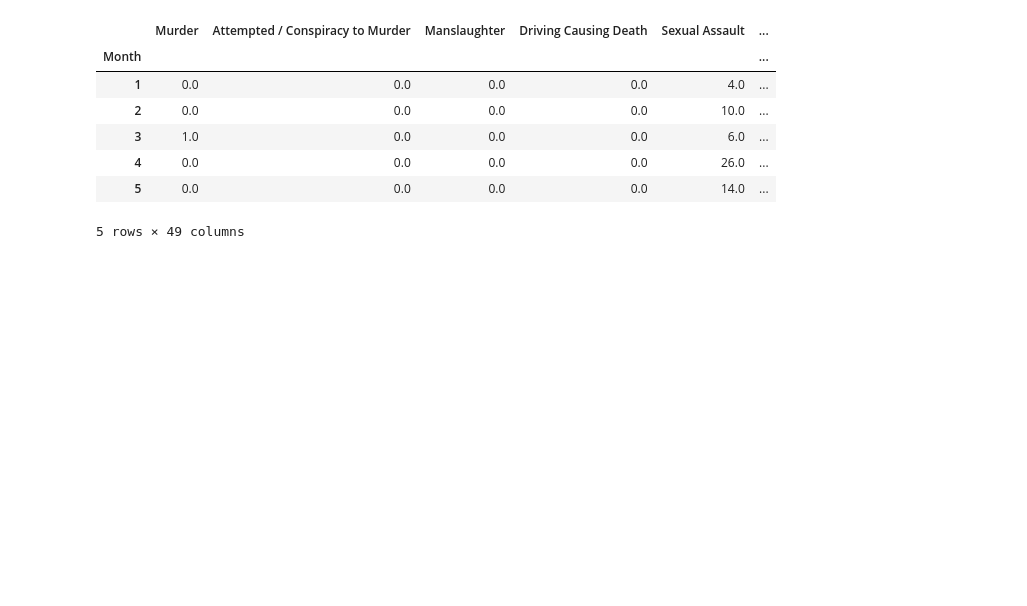
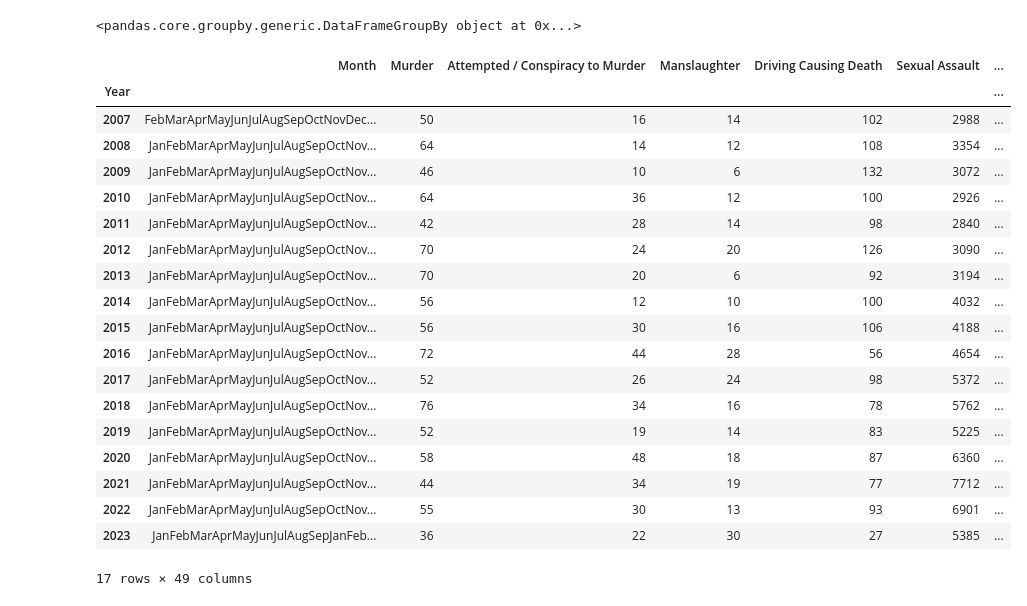
Before and after one commit to DrishP98/Project-1-, a Jupyter notebook: analysis-2.ipynb, the cells around one changed output. Drawn from its saved outputs; the diff is of its cells as text; code cells hidden in the pictures; blank space fills up the shorter version.

```diff
--- a/analysis-2.ipynb
+++ b/analysis-2.ipynb
@@ -71,14 +65,0 @@ combined_wacrime_df
-# %%
-# Replace all Nan values with '0'
-combined_wacrime_df = combined_wacrime_df.replace(np.nan, 0)
-
-# Delete all NaN rows in index
-combined_wacrime_df = combined_wacrime_df.reset_index().dropna().set_index('Year')
-combined_wacrime_df.index = combined_wacrime_df.index.astype(int)
-
-# Group the years
-year_wacrime_df = combined_wacrime_df.groupby(["Year"])
-print(year_wacrime_df)
-
-# Grouped year_wacrime_df
-year_wacrime_df.sum().head(17)
@@ -107,15 +66,38 @@ year_wacrime_df.sum().head(17)
-# %%
-# Set index to Month
-combined_wacrime_month_df = combined_wacrime_df.set_index("Month")
-combined_wacrime_month_df.index = combined_wacrime_month_df.index.astype(int)
-
-combined_wacrime_month_df.head()
-# %% [output]
-|  | Murder | Attempted / Conspiracy to Murder | Manslaughter | Driving Causing Death | Sexual Assault | ... |
-| Month |  |  |  |  |  | ... |
-| 1 | 0.0 | 0.0 | 0.0 | 0.0 | 4.0 | ... |
-| 2 | 0.0 | 0.0 | 0.0 | 0.0 | 10.0 | ... |
-| 3 | 1.0 | 0.0 | 0.0 | 0.0 | 6.0 | ... |
-| 4 | 0.0 | 0.0 | 0.0 | 0.0 | 26.0 | ... |
-| 5 | 0.0 | 0.0 | 0.0 | 0.0 | 14.0 | ... |
-5 rows × 49 columns
+# %%
+# Replace all Nan values with '0'
+combined_wacrime_df = combined_wacrime_df.replace(np.nan, 0)
+
+# Convert all values to integers
+combined_wacrime_df = combined_wacrime_df.astype(int)
+
+# Convert Month to month name
+combined_wacrime_df['Month'] = pd.to_datetime(combined_wacrime_df['Month'], format='%m').dt.month_name().str.slice(stop=3)
+
+# Group the years
+year_wacrime_df = combined_wacrime_df.groupby(["Year"])
+print(year_wacrime_df)
+
+# Grouped year_wacrime_df
+year_wacrime_df.sum().head(17)
+# %% [output]
+<pandas.core.groupby.generic.DataFrameGroupBy object at 0x...>
+|  | Month | Murder | Attempted / Conspiracy to Murder | Manslaughter | Driving Causing Death | Sexual Assault | ... |
+| Year |  |  |  |  |  |  | ... |
+| 2007 | FebMarAprMayJunJulAugSepOctNovDec... | 50 | 16 | 14 | 102 | 2988 | ... |
+| 2008 | JanFebMarAprMayJunJulAugSepOctNov... | 64 | 14 | 12 | 108 | 3354 | ... |
+| 2009 | JanFebMarAprMayJunJulAugSepOctNov... | 46 | 10 | 6 | 132 | 3072 | ... |
+| 2010 | JanFebMarAprMayJunJulAugSepOctNov... | 64 | 36 | 12 | 100 | 2926 | ... |
+| 2011 | JanFebMarAprMayJunJulAugSepOctNov... | 42 | 28 | 14 | 98 | 2840 | ... |
+| 2012 | JanFebMarAprMayJunJulAugSepOctNov... | 70 | 24 | 20 | 126 | 3090 | ... |
+| 2013 | JanFebMarAprMayJunJulAugSepOctNov... | 70 | 20 | 6 | 92 | 3194 | ... |
+| 2014 | JanFebMarAprMayJunJulAugSepOctNov... | 56 | 12 | 10 | 100 | 4032 | ... |
+| 2015 | JanFebMarAprMayJunJulAugSepOctNov... | 56 | 30 | 16 | 106 | 4188 | ... |
+| 2016 | JanFebMarAprMayJunJulAugSepOctNov... | 72 | 44 | 28 | 56 | 4654 | ... |
+| 2017 | JanFebMarAprMayJunJulAugSepOctNov... | 52 | 26 | 24 | 98 | 5372 | ... |
+| 2018 | JanFebMarAprMayJunJulAugSepOctNov... | 76 | 34 | 16 | 78 | 5762 | ... |
+| 2019 | JanFebMarAprMayJunJulAugSepOctNov... | 52 | 19 | 14 | 83 | 5225 | ... |
+| 2020 | JanFebMarAprMayJunJulAugSepOctNov... | 58 | 48 | 18 | 87 | 6360 | ... |
+| 2021 | JanFebMarAprMayJunJulAugSepOctNov... | 44 | 34 | 19 | 77 | 7712 | ... |
+| 2022 | JanFebMarAprMayJunJulAugSepOctNov... | 55 | 30 | 13 | 93 | 6901 | ... |
+| 2023 | JanFebMarAprMayJunJulAugSepJanFeb... | 36 | 22 | 30 | 27 | 5385 | ... |
+17 rows × 49 columns
```
Also changed, not shown: parts of 8 cells of this notebook.
